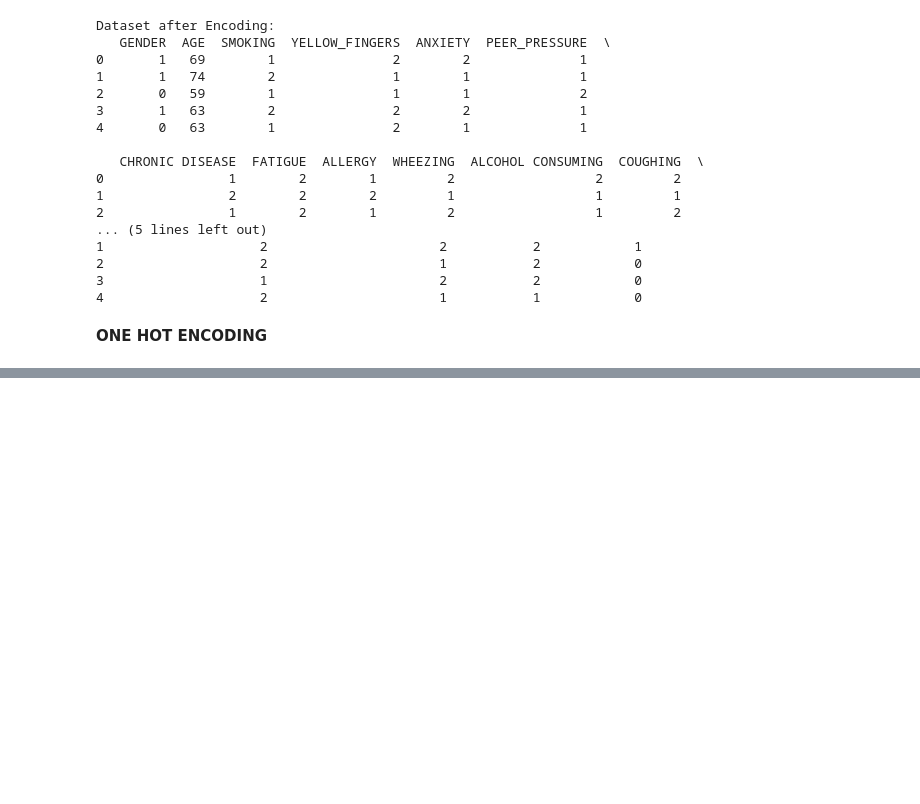
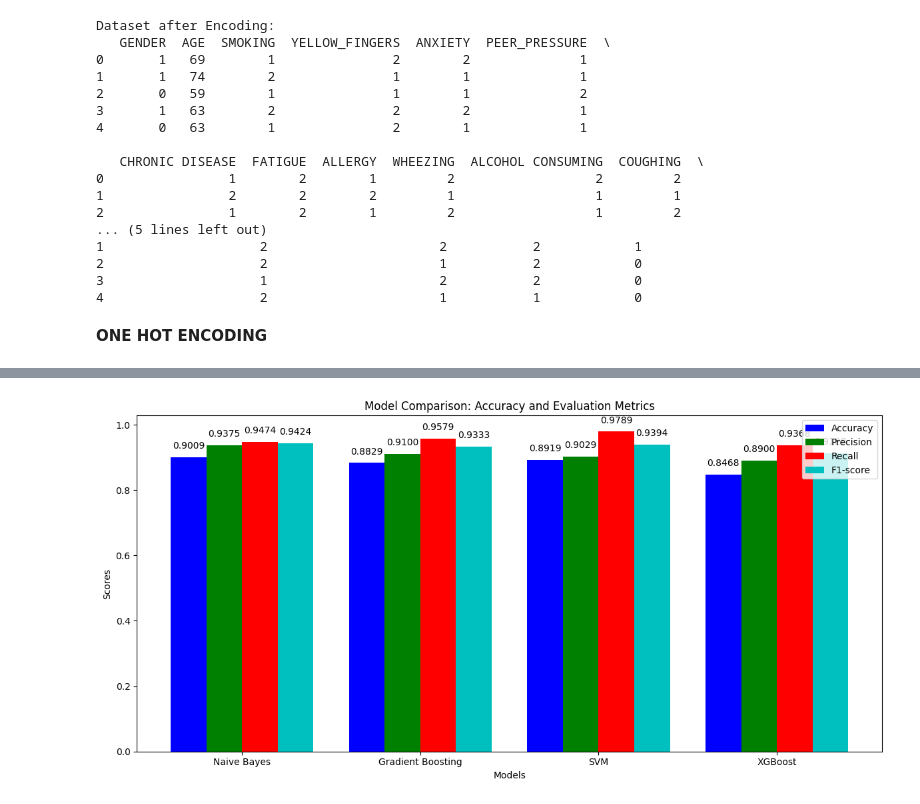
Before and after one commit to MerlinePricillaPeter/LUNG-CANCER-PREDICTION, a Jupyter notebook: LUNG_CANCER_PREDICTION.ipynb, the cells around one changed output, grey strips where cells are left out. Saved outputs shown, nothing was run; the diff lists cells and outputs as text; code cells hidden in the pictures; blank space fills up the shorter version.

```diff
--- a/LUNG_CANCER_PREDICTION.ipynb
+++ b/LUNG_CANCER_PREDICTION.ipynb
@@ -300,0 +291,7 @@ y = df['LUNG_CANCER']
+# %%
+# Scaling Features
+scaler = MinMaxScaler()
+X_train_scaled = scaler.fit_transform(X_train)
+X_test_scaled = scaler.transform(X_test)
+
+print("Feature scaling using MinMaxScaler completed.")
@@ -300,0 +404,12 @@ y = df['LUNG_CANCER']
+# %%
+# Train XGBoost Model
+xg_model = xgb.XGBClassifier(random_state=42)
+xg_model.fit(X_train_scaled, y_train)
+
+# Predict and Evaluate
+y_pred_xg = xg_model.predict(X_test_scaled)
+
+print("\nXGBoost Classifier")
+print("Accuracy:", accuracy_score(y_test, y_pred_xg))
+print("\nClassification Report:")
+print(classification_report(y_test, y_pred_xg))
@@ -300,0 +429,65 @@ y = df['LUNG_CANCER']
+# %%
+import matplotlib.pyplot as plt
+import numpy as np
+from sklearn.metrics import classification_report, accuracy_score
+
+# Collect the models and predictions
+models = ['Naive Bayes', 'Gradient Boosting', 'SVM', 'XGBoost']
+y_preds = [y_pred_nb, y_pred_gb, y_pred_svm, y_pred_xg]
+metrics = ['accuracy', 'precision', 'recall', 'f1-score']
+
+# Initialize lists to store the metrics
+accuracy_list = []
+precision_list = []
+recall_list = []
+f1_score_list = []
+
+# Calculating performance metrics for every model
+for i, model_name in enumerate(models):
+    print(f"\n{model_name} Classification Report:")
+    report = classification_report(y_test, y_preds[i], output_dict=True)
+
+    # Collecting the metrics value  from the classification report
+    accuracy_list.append(accuracy_score(y_test, y_preds[i]))
+    precision_list.append(report['1']['precision'])
+    recall_list.append(report['1']['recall'])
+    f1_score_list.append(report['1']['f1-score'])
+
+# Setting up the width of the bar
+bar_width = 0.2
+index = np.arange(len(models))
+
+# Create subplots
+fig, ax = plt.subplots(figsize=(12, 6))
+
+# plotting each metric as a bar
+bar1 = ax.bar(index, accuracy_list, bar_width, label='Accuracy', color='b')
+bar2 = ax.bar(index + bar_width, precision_list, bar_width, label='Precision', color='g')
+bar3 = ax.bar(index + 2 * bar_width, recall_list, bar_width, label='Recall', color='r')
+bar4 = ax.bar(index + 3 * bar_width, f1_score_list, bar_width, label='F1-score', color='c')
+
+# Add labels and title
+ax.set_xlabel('Models')
+ax.set_ylabel('Scores')
+ax.set_title('Model Comparison: Accuracy and Evaluation Metrics')
+ax.set_xticks(index + 1.5 * bar_width)
+ax.set_xticklabels(models)
+ax.legend()
+
+# Add text labels
+def add_text_labels(bars, values):
+    for bar, value in zip(bars, values):
+        height = bar.get_height()
+        ax.text(bar.get_x() + bar.get_width() / 2, height + 0.02, f'{value:.4f}',
+                ha='center', va='bottom', fontsize=10)
+
+# Add the labels
+add_text_labels(bar1, accuracy_list)
+add_text_labels(bar2, precision_list)
+add_text_labels(bar3, recall_list)
+add_text_labels(bar4, f1_score_list)
+
+# Show the plot
+plt.tight_layout()
+plt.show()
+# %% [output]
@@ -300,0 +501 @@ y = df['LUNG_CANCER']
+[figure, added]
```
Also changed, not shown: parts of 21 cells of this notebook.
